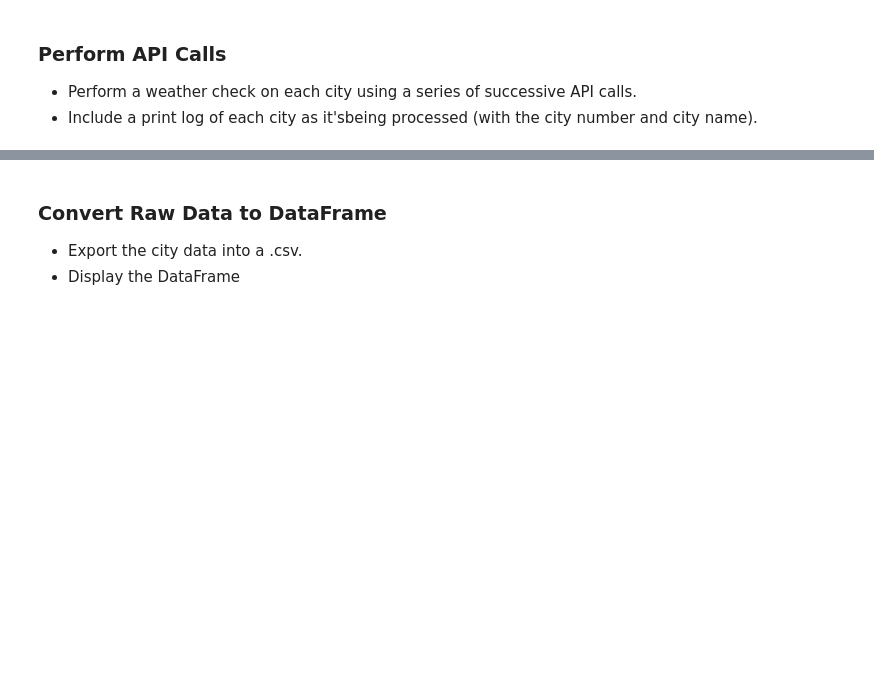
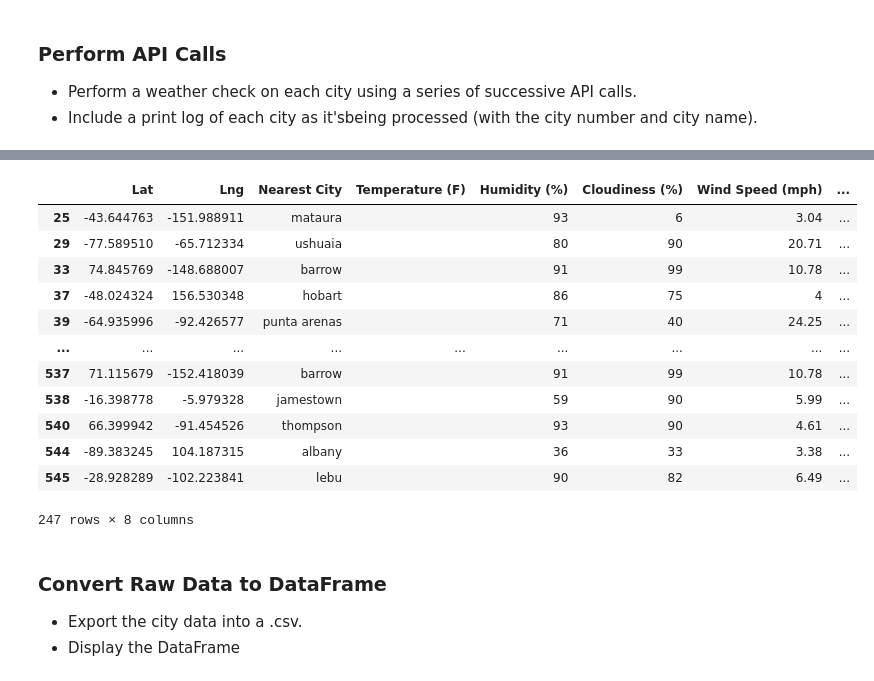
Before and after one commit to harikapeddi/Weather-Python-API, a Jupyter notebook: WeatherPy/WeatherPy.ipynb, the cells around one changed output, grey strips where cells are left out. Saved outputs shown, nothing was run; the diff lists cells and outputs as text; code cells hidden in the pictures; blank space fills up the shorter version.

```diff
--- a/WeatherPy/WeatherPy.ipynb
+++ b/WeatherPy/WeatherPy.ipynb
@@ -110,3 +224,19 @@ cities_df
+# %%
+cities_df[cities_df['Nearest City'].duplicated()]
+# %% [output]
+|  | Lat | Lng | Nearest City | Temperature (F) | Humidity (%) | Cloudiness (%) | Wind Speed (mph) | ... |
+| 25 | -43.644763 | -151.988911 | mataura |  | 93 | 6 | 3.04 | ... |
+| 29 | -77.589510 | -65.712334 | ushuaia |  | 80 | 90 | 20.71 | ... |
+| 33 | 74.845769 | -148.688007 | barrow |  | 91 | 99 | 10.78 | ... |
+| 37 | -48.024324 | 156.530348 | hobart |  | 86 | 75 | 4 | ... |
+| 39 | -64.935996 | -92.426577 | punta arenas |  | 71 | 40 | 24.25 | ... |
+| ... | ... | ... | ... | ... | ... | ... | ... | ... |
+| 537 | 71.115679 | -152.418039 | barrow |  | 91 | 99 | 10.78 | ... |
+| 538 | -16.398778 | -5.979328 | jamestown |  | 59 | 90 | 5.99 | ... |
+| 540 | 66.399942 | -91.454526 | thompson |  | 93 | 90 | 4.61 | ... |
+| 544 | -89.383245 | 104.187315 | albany |  | 36 | 33 | 3.38 | ... |
+| 545 | -28.928289 | -102.223841 | lebu |  | 90 | 82 | 6.49 | ... |
+247 rows × 8 columns
 # %% [markdown]
 ### Convert Raw Data to DataFrame
 * Export the city data into a .csv.
```
Also changed, not shown: parts of 16 cells of this notebook.
